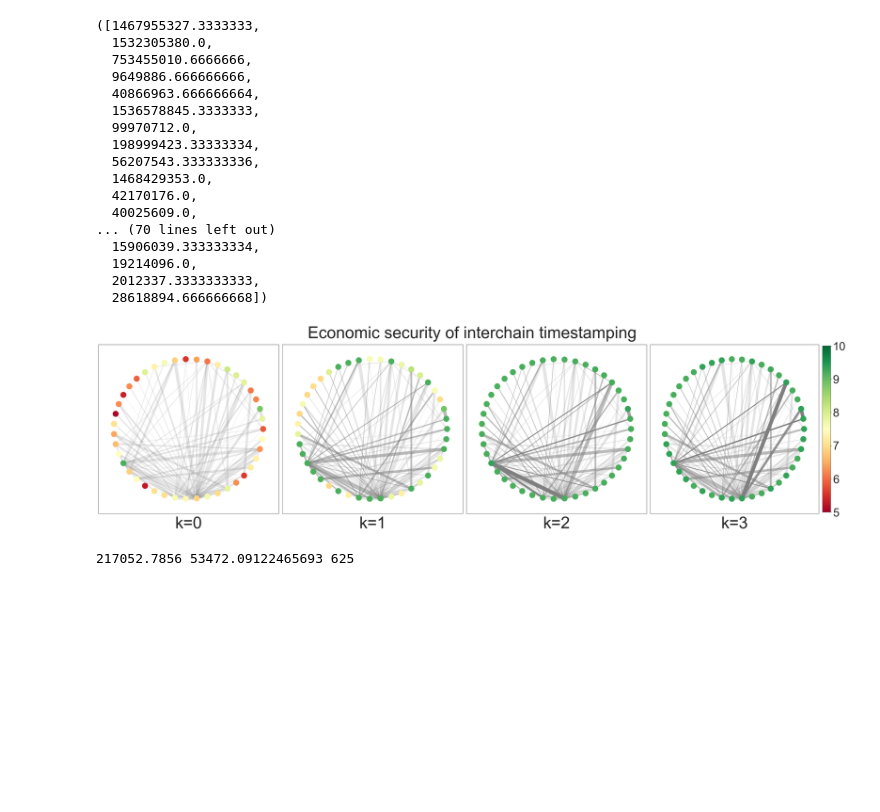
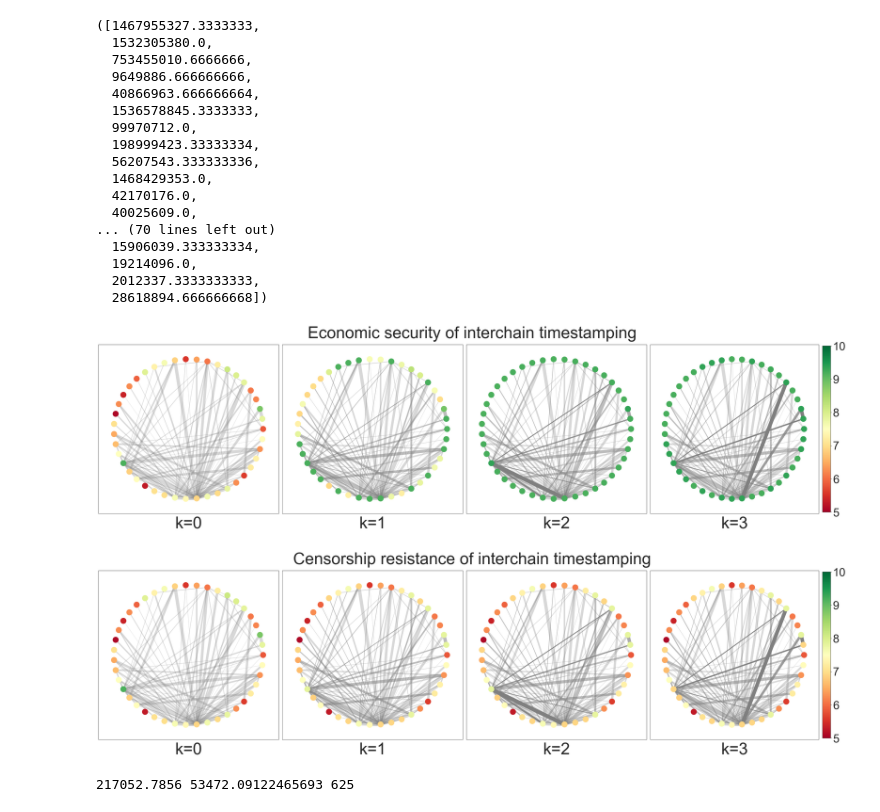
Before and after one commit to babylonchain/mapofzones-crawler, a Jupyter notebook: analysis.ipynb, the cells around one changed output. Drawn from its saved outputs; the diff is of its cells as text; code cells hidden in the pictures; blank space fills up the shorter version.

```diff
--- a/analysis.ipynb
+++ b/analysis.ipynb
@@ -190,7 +190,7 @@ def draw_map_of_zones_economic_security(G, cutoffs=[0,1,2,3]):
 
         # pos = nx.nx_agraph.pygraphviz_layout(G)
         # pos = nx.spring_layout(G, k=20, iterations=20)
-        nx.draw_networkx_edges(G, pos, width=edge_weights, alpha=0.2, edge_color='grey')
+        nx.draw_networkx_edges(G, pos, width=edge_weights, alpha=0.3, edge_color='grey')
         nc = nx.draw_networkx_nodes(G, pos, node_labels, node_color=node_weights, cmap=cmap, vmin=5, vmax=10)
 
         # labels = nx.draw_networkx_labels(G,pos,node_labels,font_size=16,font_color='r')
@@ -200,7 +200,7 @@ def draw_map_of_zones_economic_security(G, cutoffs=[0,1,2,3]):
             for path in heaviest_paths:
                 for x, y in zip(path, path[1:]):
                     edge_weight = math.log10(get_frequency(x, y))*5
-                    nx.draw_networkx_edges(G, pos, edgelist=[[x,y]], alpha = 0.4, width=[edge_weight], edge_color='grey')
+                    nx.draw_networkx_edges(G, pos, edgelist=[[x,y]], alpha = 0.3, width=[edge_weight], edge_color='grey')
 
         plt.title('k=%d' % (cutoff), fontsize=50, y=-0.1)
 
@@ -210,7 +210,7 @@ def draw_map_of_zones_economic_security(G, cutoffs=[0,1,2,3]):
     fig.suptitle("Economic security of interchain timestamping", fontsize=50)
 
     plt.tight_layout()
-    plt.savefig('../../Babylon/mesh-security-paper/figures/zones-summary-economic-security.pdf')
+    plt.savefig('../../Babylon/mesh-security-paper-ccs/figures/zones-summary-economic-security.png')
     plt.show()
 
 def draw_map_of_zones_censorship_resistance(G, cutoffs=[0,1,2,3]):
@@ -228,37 +228,39 @@ def draw_map_of_zones_censorship_resistance(G, cutoffs=[0,1,2,3]):
         # weight of each vertex, i.e., normalised 1/3 market cap in the heaviest path
         node_weights = [math.log10(weight) for weight in heaviest_weights]
         # node_weights = heaviest_weights
         # weight of each edge, i.e., normalised frequency of the channel
         edge_weights = [math.log10(get_frequency(edge[0], edge[1]))*5 for edge in G.edges(data='weight')]
 
         # pos = nx.nx_agraph.pygraphviz_layout(G)
         # pos = nx.spring_layout(G, k=20, iterations=20)
-        nx.draw_networkx_edges(G, pos, width=edge_weights, alpha=0.2, edge_color='grey')
+        nx.draw_networkx_edges(G, pos, width=edge_weights, alpha=0.3, edge_color='grey')
         nc = nx.draw_networkx_nodes(G, pos, node_labels, node_color=node_weights, cmap=cmap, vmin=5, vmax=10)
 
         # labels = nx.draw_networkx_labels(G,pos,node_labels,font_size=16,font_color='r')
 
         # use transparency to indicate edges that provide security for zones
         if cutoff > 0:
             for path in heaviest_paths:
                 for x, y in zip(path, path[1:]):
                     edge_weight = math.log10(get_frequency(x, y))*5
-                    nx.draw_networkx_edges(G, pos, edgelist=[[x,y]], alpha = 0.4, width=[edge_weight], edge_color='grey')
+                    nx.draw_networkx_edges(G, pos, edgelist=[[x,y]], alpha = 0.3, width=[edge_weight], edge_color='grey')
 
         plt.title('k=%d' % (cutoff), fontsize=50, y=-0.1)
 
     # cbar = plt.colorbar(nc, format=ticker.FuncFormatter(fmt),fraction=0.046, pad=0.02)
     cbar = fig.colorbar(nc,fraction=0.046, pad=0.02)
     cbar.ax.tick_params(labelsize=35)
 
     fig.suptitle("Censorship resistance of interchain timestamping", fontsize=50)
     plt.tight_layout()
-    plt.savefig('../../Babylon/mesh-security-paper/figures/zones-summary-censorship-resistance.pdf')
-    plt.show()
+    plt.savefig('../../Babylon/mesh-security-paper-ccs/figures/zones-summary-censorship-resistance.png')
+    # plt.show()
 
 draw_map_of_zones_economic_security(G)
+draw_map_of_zones_censorship_resistance(G)
 # %% [output]
 [figure]
+[figure, added]
 # %%
 gas_usage = []
 pattern = re.compile(" gas_used=\d* ")
```
Also changed, not shown: parts of 3 cells of this notebook.
